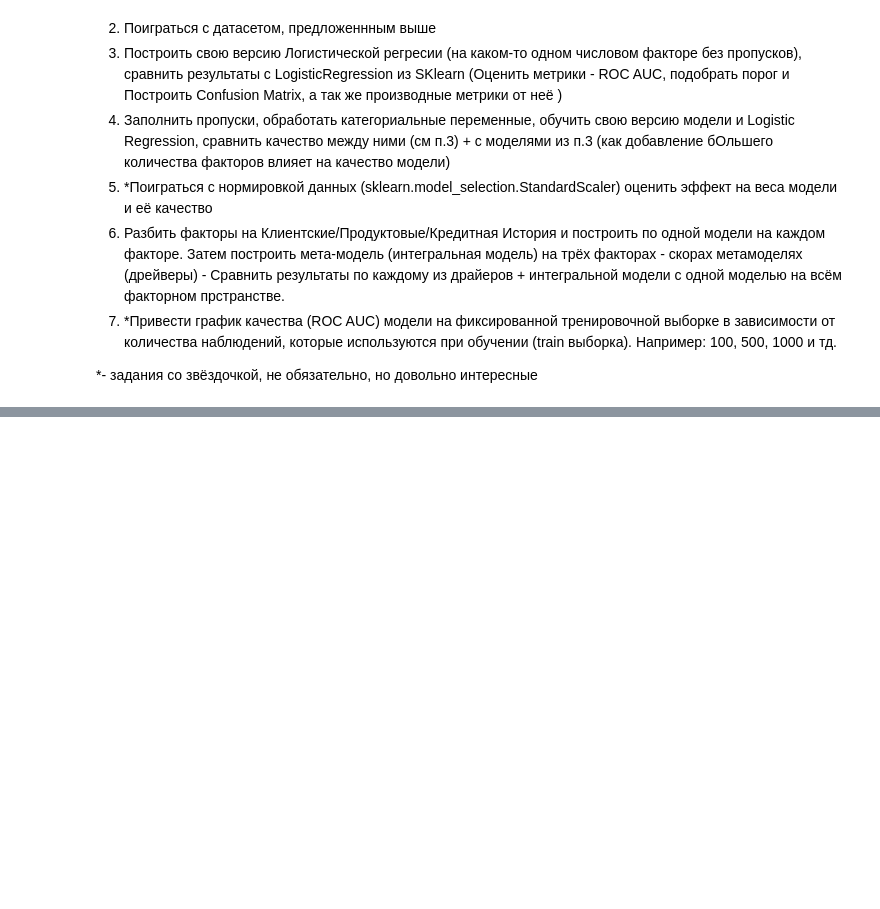
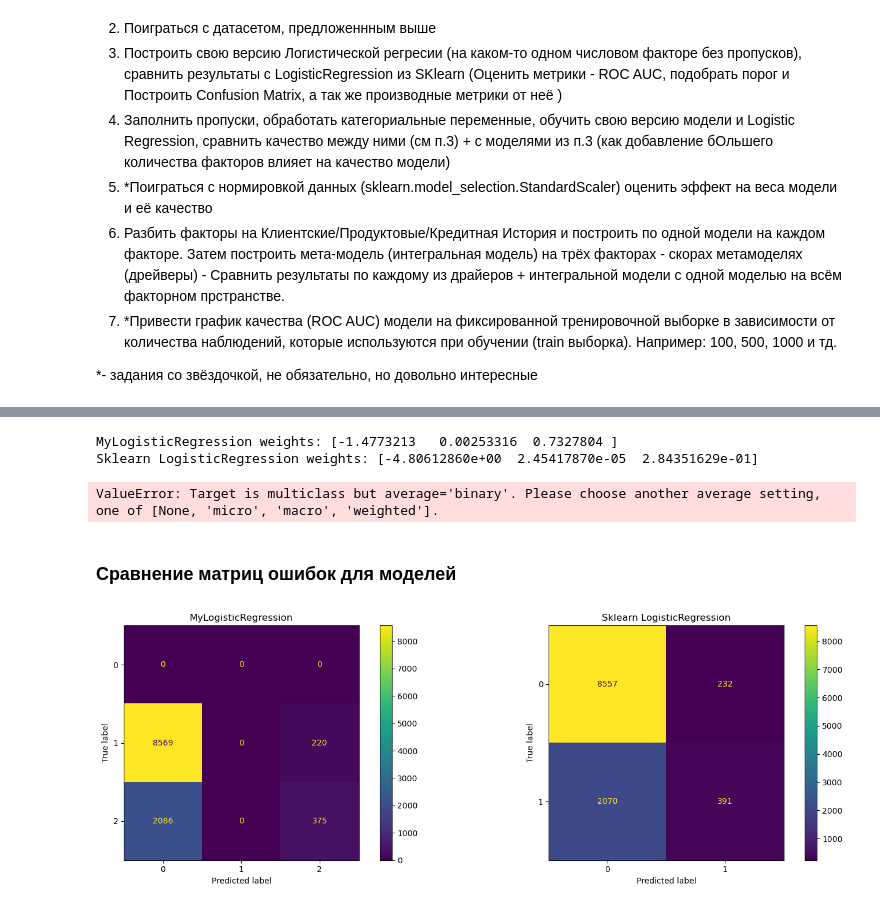
Before and after one commit to Kabanya/ml_and_risk_management, a Jupyter notebook: Lesson_02_classification/Lesson_02_classification.ipynb, the cells around one changed output, grey strips where cells are left out. Saved outputs shown, nothing was run; the diff lists cells and outputs as text; code cells hidden in the pictures; blank space fills up the shorter version.

Commit message:
not but almost done hw2 for ml.
there was problem with x_train_scaled data

```diff
--- a/Lesson_02_classification/Lesson_02_classification.ipynb
+++ b/Lesson_02_classification/Lesson_02_classification.ipynb
@@ -382,7 +611,8 @@ import pandas as pd
 *- задания со звёздочкой, не обязательно, но довольно интересные
 # %%
 def sigmoid(z):
-  return (1+np.exp(-z))**-1
+  z = np.clip(z, -500, 500)
+  return 1 / (1 + np.exp(-z))
 
 def logloss(w, X, y):
     return np.log2(1 + np.exp(-(X @ w)*y)).mean()
@@ -456,5 +1520,10 @@ Y_test = test[TARGET]
 # %%
-my_lr = MyLogisticRegression(lr=1e-6)
-sk_lr = LogisticRegression()
+from sklearn.preprocessing import StandardScaler
 
-my_lr.fit(my_X_train.values, my_Y_train.values * 2 - 1, c_epoch=100)
+scaler = StandardScaler()
+X_train_scaled = scaler.fit_transform(X_train)
+X_test_scaled = scaler.transform(X_test)
+
+my_lr = MyLogisticRegression(lr=0.01)
+my_lr.fit(X_train_scaled, y_train, c_epoch=21)
+# my_lr.fit(X_train, y_train, c_epoch=201)
@@ -469,0 +1554,3 @@ print(my_train_sample)
+# %%
+sk_lr = LogisticRegression(max_iter=1000)
+sk_lr.fit(X_train, y_train)
@@ -469,0 +1559,10 @@ print(my_train_sample)
+# %%
+train_imputed['my_predict'] = my_lr.predict(X_train_scaled)
+train_imputed['my_predict_proba'] = my_lr.predict_proba(X_train_scaled)
+test_imputed['my_predict'] = my_lr.predict(X_test_scaled)
+test_imputed['my_predict_proba'] = my_lr.predict_proba(X_test_scaled)
+
+train_imputed['sk_predict'] = sk_lr.predict(X_train)
+train_imputed['sk_predict_proba'] = sk_lr.predict_proba(X_train)[:, 1]
+test_imputed['sk_predict'] = sk_lr.predict(X_test)
+test_imputed['sk_predict_proba'] = sk_lr.predict_proba(X_test)[:, 1]
@@ -469,0 +1599,23 @@ print(my_train_sample)
+# %%
+print("MyLogisticRegression weights:", my_lr.weights)
+print("Sklearn LogisticRegression weights:", np.append(sk_lr.intercept_, sk_lr.coef_[0]))
+# %% [output]
+MyLogisticRegression weights: [-1.4773213   0.00253316  0.7327804 ]
+Sklearn LogisticRegression weights: [-4.80612860e+00  2.45417870e-05  2.84351629e-01]
+# %%
+metrics = {}
+models = ['my', 'sk']
+
+for model in models:
+    metrics[model] = {
+        'accuracy': accuracy_score(test_imputed[TARGET], test_imputed[f'{model}_predict']),
+        'precision': precision_score(test_imputed[TARGET], test_imputed[f'{model}_predict']),
+        'recall': recall_score(test_imputed[TARGET], test_imputed[f'{model}_predict']),
+        'roc_auc': roc_auc_score(test_imputed[TARGET], test_imputed[f'{model}_predict_proba'])
+    }
+
+metrics_df = pd.DataFrame(metrics).T
+print("\nMetrics comparison:")
+print(metrics_df)
+# %% [output]
+ValueError: Target is multiclass but average='binary'. Please choose another average setting, one of [None, 'micro', 'macro', 'weighted'].
@@ -469,0 +1689,12 @@ print(my_train_sample)
+# %% [markdown]
+### Сравнение матриц ошибок для моделей
+# %%
+fig, axes = plt.subplots(1, 2, figsize=(15, 5))
+ConfusionMatrixDisplay(confusion_matrix(test_imputed[TARGET], test_imputed['my_predict'])).plot(ax=axes[0])
+axes[0].set_title('MyLogisticRegression')
+ConfusionMatrixDisplay(confusion_matrix(test_imputed[TARGET], test_imputed['sk_predict'])).plot(ax=axes[1])
+axes[1].set_title('Sklearn LogisticRegression')
+plt.tight_layout()
+plt.show()
+# %% [output]
+[figure, added]
```
Also changed, not shown: parts of 79 cells of this notebook.
